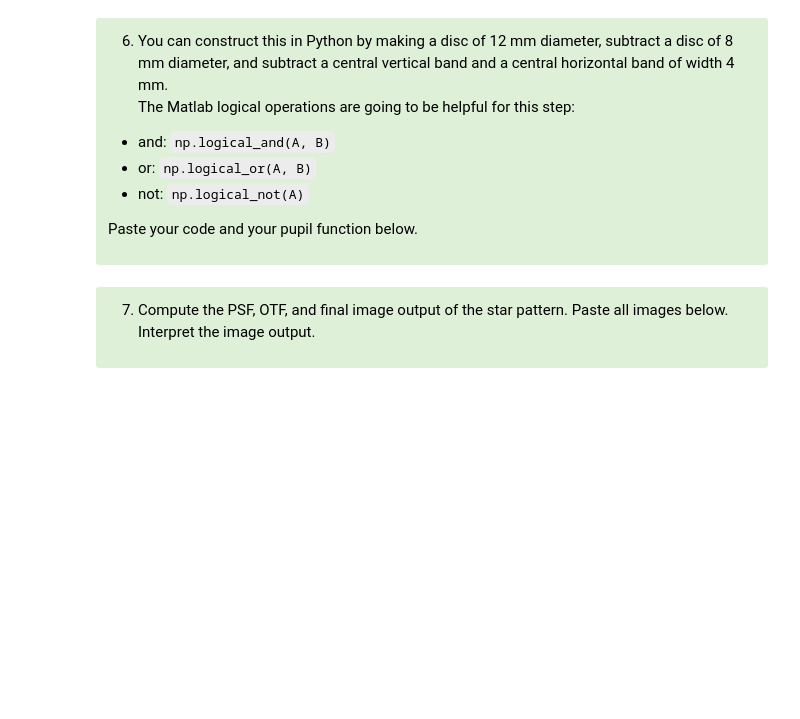
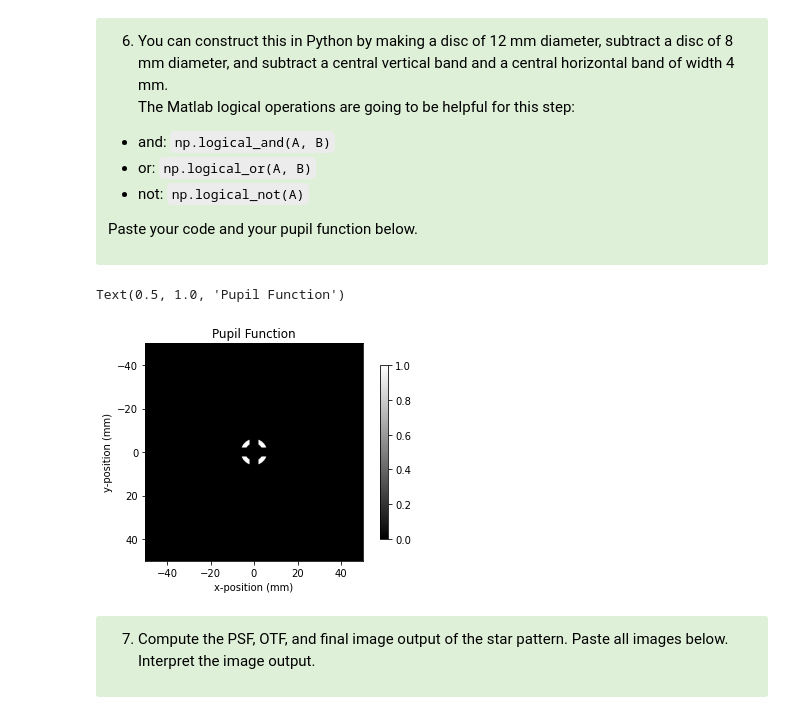
Before and after one commit to dishamishra/Labs_Imager, a Jupyter notebook: Lab3 Part1 (Clean).ipynb, the cells around one changed output. Drawn from its saved outputs; the diff is of its cells as text; code cells hidden in the pictures; blank space fills up the shorter version.

```diff
--- a/Lab3 Part1 (Clean).ipynb
+++ b/Lab3 Part1 (Clean).ipynb
@@ -286,6 +335,20 @@ The Matlab logical operations are going to be helpful for this step:
 Paste your code and your pupil function below.
 </font>
 </div>
+# %%
+P = np.logical_and(np.sqrt(X**2 + Y**2) < 6, np.sqrt(X**2 + Y**2) > 4)
+A = np.logical_or(X > 2, X < -2)
+B = np.logical_or(Y > 2, Y < -2)
+P = np.logical_and(P,A)
+P = np.logical_and(P,B)
+x=plt.imshow(P, cmap='gray', extent=[-50,50,50,-50])
+plt.colorbar(x, shrink=0.8)
+plt.xlabel("x-position (mm)")
+plt.ylabel("y-position (mm)")
+plt.title("Pupil Function")
+# %% [output]
+Text(0.5, 1.0, 'Pupil Function')
+[figure, added]
 # %% [markdown]
 <div class="alert alert-block alert-success">
 <font color='black'>
```
Also changed, not shown: parts of 6 cells of this notebook.
